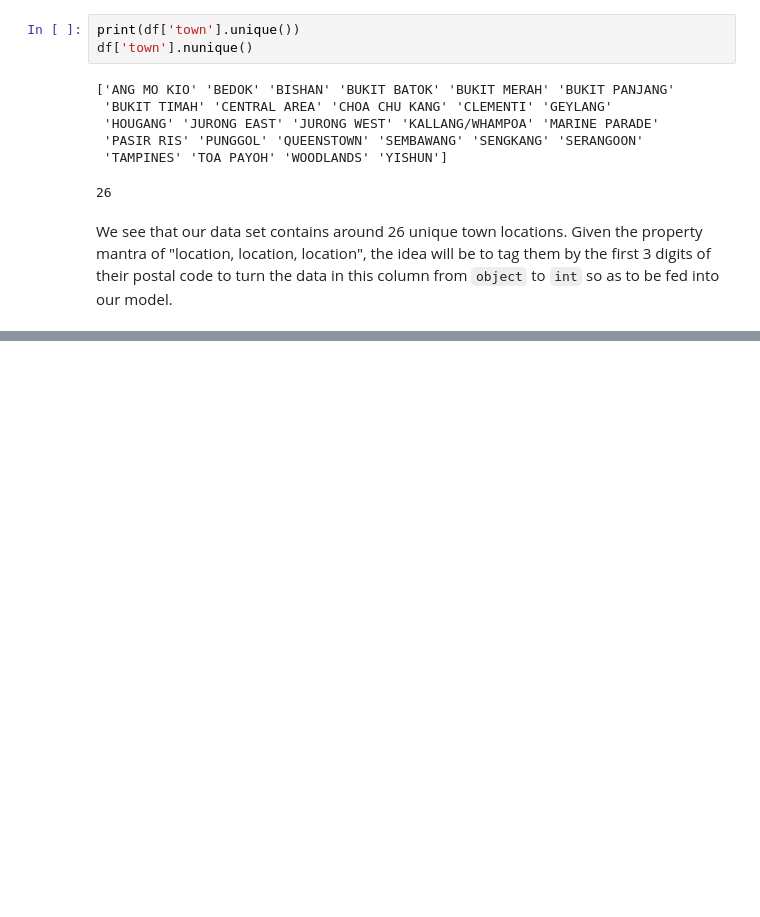
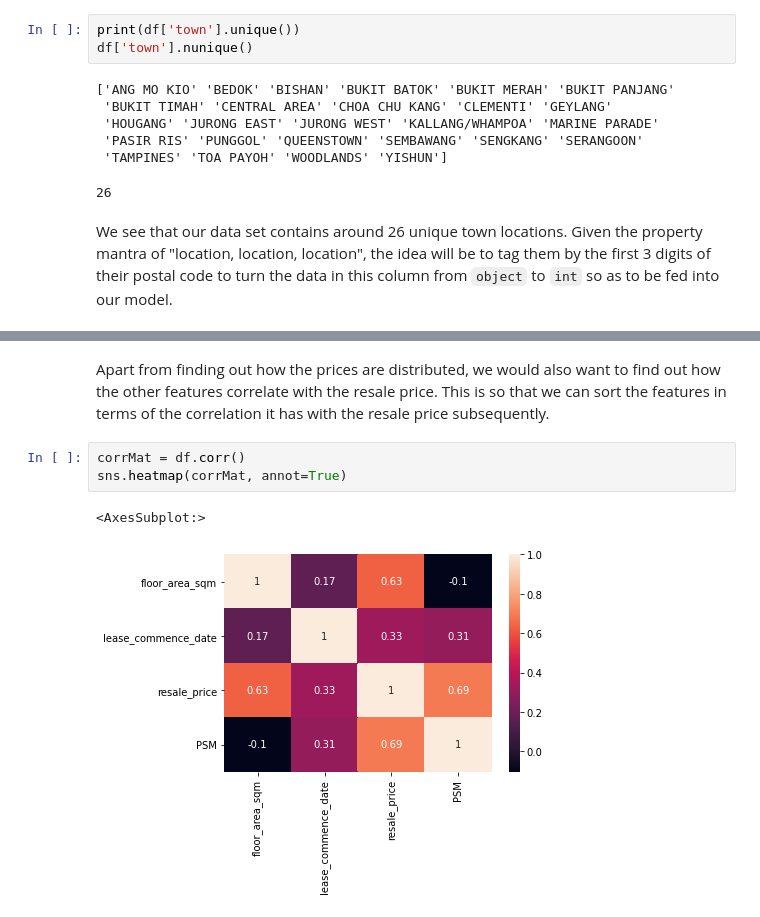
Before and after one commit to hanweiz/HDB_Resale, a Jupyter notebook: HDB.ipynb, the cells around one changed output, grey strips where cells are left out. Cells and saved outputs as stored; diff of their text form; blank space fills up the shorter version.

```diff
--- a/HDB.ipynb
+++ b/HDB.ipynb
@@ -148,0 +156,8 @@ We see that our data set contains around 26 unique town locations. Given the pro
+# %% [markdown]
+Apart from finding out how the prices are distributed, we would also want to find out how the other features correlate with the resale price. This is so that we can sort the features in terms of the correlation it has with the resale price subsequently.
+# %%
+corrMat = df.corr()
+sns.heatmap(corrMat, annot=True)
+# %% [output]
+<AxesSubplot:>
+[figure, added]
```
Also changed, not shown: parts of 4 cells of this notebook, 1 other file.
